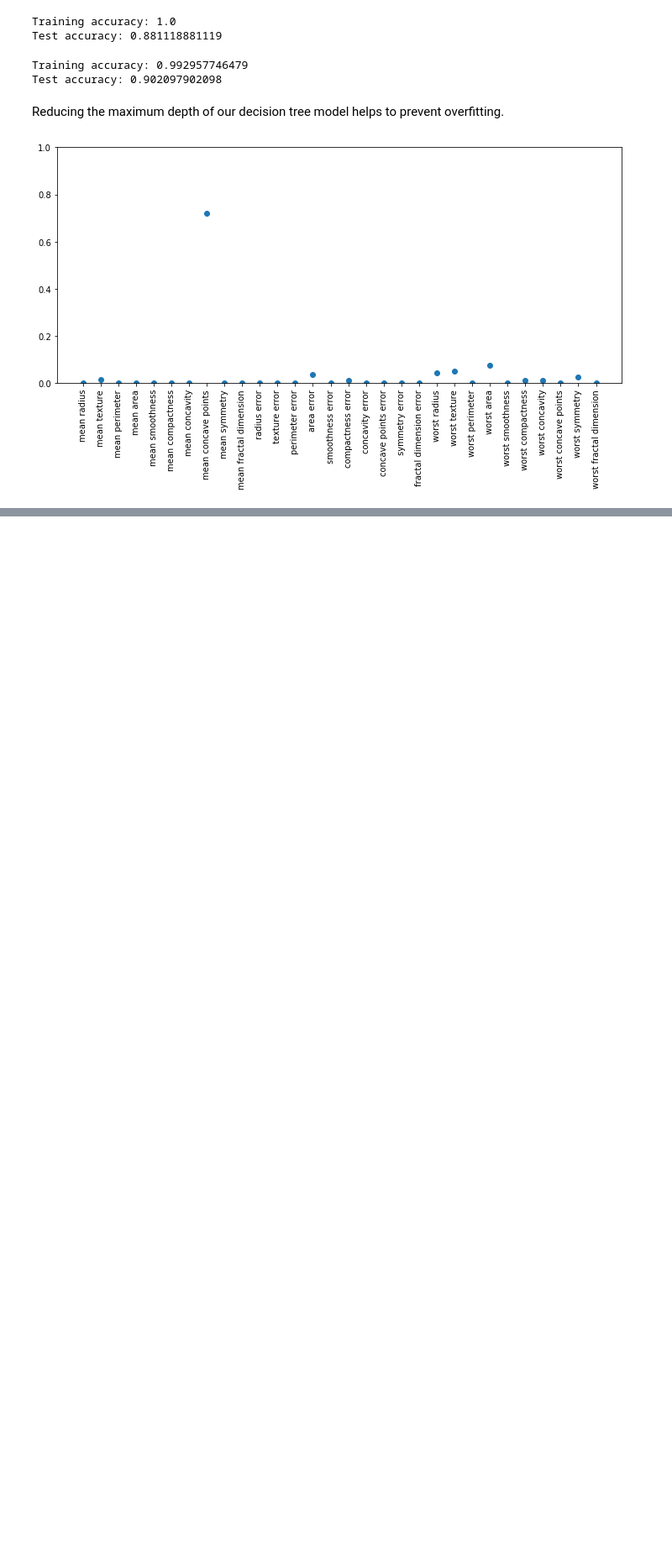
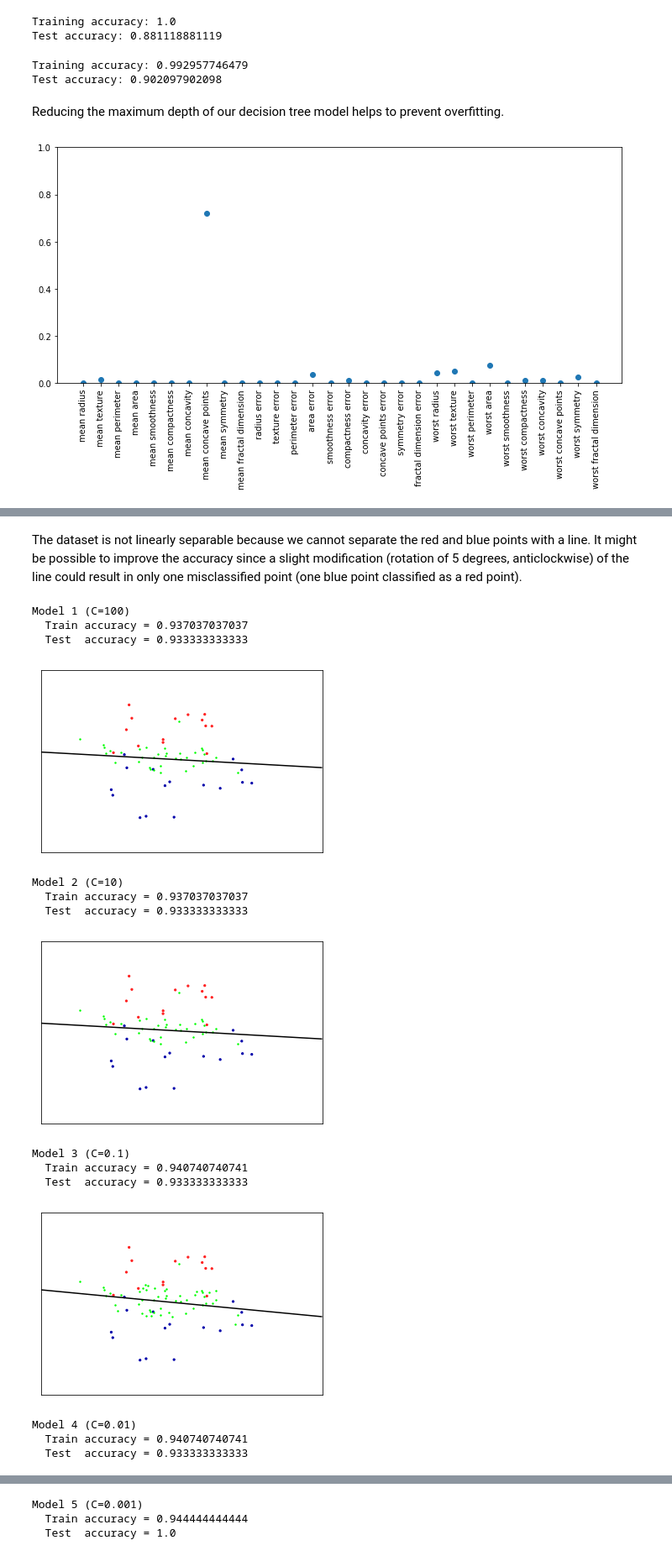
Before and after one commit to davidmilIs/Data-Clustering, a Jupyter notebook: Supervised-learning.ipynb, the cells around one changed output, grey strips where cells are left out. Shown at 84% size. Drawn from its saved outputs; the diff is of its cells as text; code cells hidden in the pictures; blank space fills up the shorter version.

```diff
--- a/Supervised-learning.ipynb
+++ b/Supervised-learning.ipynb
@@ -465,0 +528,68 @@ fig.tight_layout() # so we can read all labels on x-axis
+# %% [markdown]
+The dataset is not linearly separable because we cannot separate the red and blue points with a line. It might be possible to improve the accuracy since a slight modification (rotation of 5 degrees, anticlockwise) of the line could result in only one misclassified point (one blue point classified as a red point).
+# %%
+model_1 = SVC(kernel="linear", C=100)
+model_1.fit(X_train, y_train)
+print("Model 1 (C=100)")
+print("  Train accuracy =", model_1.score(X_train, y_train))
+print("  Test  accuracy =", model_1.score(X_test, y_test))
+plot_2d_separator(model_1, X_test, y_test)
+plt.scatter(model_1.support_vectors_[:,0],
+            model_1.support_vectors_[:,1], c="lime", s=2)
+plt.show()
+
+model_2 = SVC(kernel="linear", C=10)
+model_2.fit(X_train, y_train)
+print("Model 2 (C=10)")
+print("  Train accuracy =", model_2.score(X_train, y_train))
+print("  Test  accuracy =", model_2.score(X_test, y_test))
+plot_2d_separator(model_2, X_test, y_test)
+plt.scatter(model_2.support_vectors_[:,0],
+            model_2.support_vectors_[:,1], c="lime", s=2)
+plt.show()
+
+model_3 = SVC(kernel="linear", C=0.1)
+model_3.fit(X_train, y_train)
+print("Model 3 (C=0.1)")
+print("  Train accuracy =", model_3.score(X_train, y_train))
+print("  Test  accuracy =", model_3.score(X_test, y_test))
+plot_2d_separator(model_3, X_test, y_test)
+plt.scatter(model_3.support_vectors_[:,0],
+            model_3.support_vectors_[:,1], c="lime", s=2)
+plt.show()
+
+model_4 = SVC(kernel="linear", C=0.01)
+model_4.fit(X_train, y_train)
+print("Model 4 (C=0.01)")
+print("  Train accuracy =", model_4.score(X_train, y_train))
+print("  Test  accuracy =", model_4.score(X_test, y_test))
+plot_2d_separator(model_4, X_test, y_test)
+plt.scatter(model_4.support_vectors_[:,0],
+            model_4.support_vectors_[:,1], c="lime", s=2)
+plt.show()
+
+model_5 = SVC(kernel="linear", C=0.001)
+model_5.fit(X_train, y_train)
+print("Model 5 (C=0.001)")
+print("  Train accuracy =", model_5.score(X_train, y_train))
+print("  Test  accuracy =", model_5.score(X_test, y_test))
+plot_2d_separator(model_5, X_test, y_test)
+plt.scatter(model_5.support_vectors_[:,0],
+            model_5.support_vectors_[:,1], c="lime", s=2)
+plt.show()
+# %% [output]
+Model 1 (C=100)
+  Train accuracy = 0.937037037037
+  Test  accuracy = 0.933333333333
+[figure, added]
+Model 2 (C=10)
+  Train accuracy = 0.937037037037
+  Test  accuracy = 0.933333333333
+[figure, added]
+Model 3 (C=0.1)
+  Train accuracy = 0.940740740741
+  Test  accuracy = 0.933333333333
+[figure, added]
+Model 4 (C=0.01)
+  Train accuracy = 0.940740740741
+  Test  accuracy = 0.933333333333
@@ -465,0 +597,3 @@ fig.tight_layout() # so we can read all labels on x-axis
+Model 5 (C=0.001)
+  Train accuracy = 0.944444444444
+  Test  accuracy = 1.0
```
Also changed, not shown: parts of 9 cells of this notebook.
